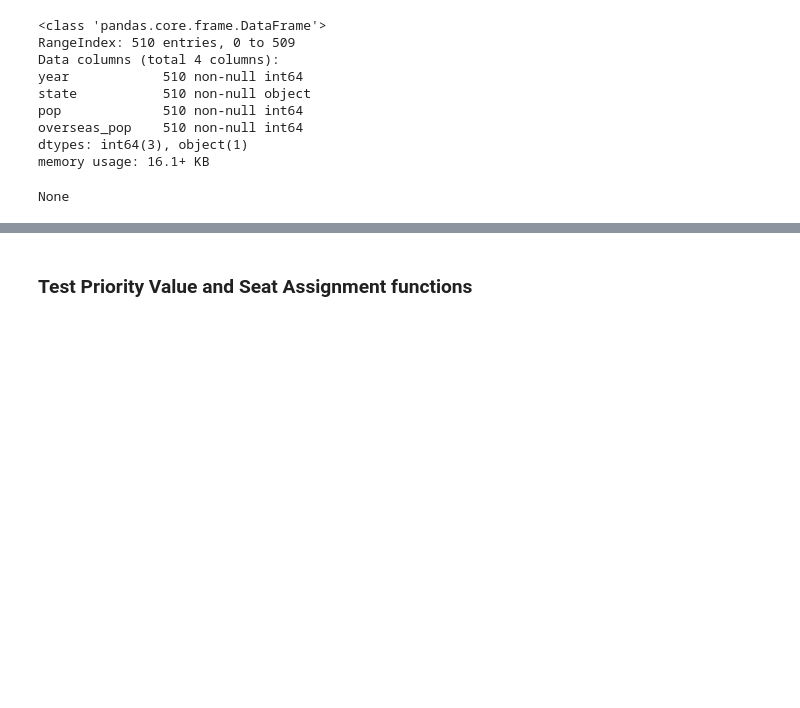
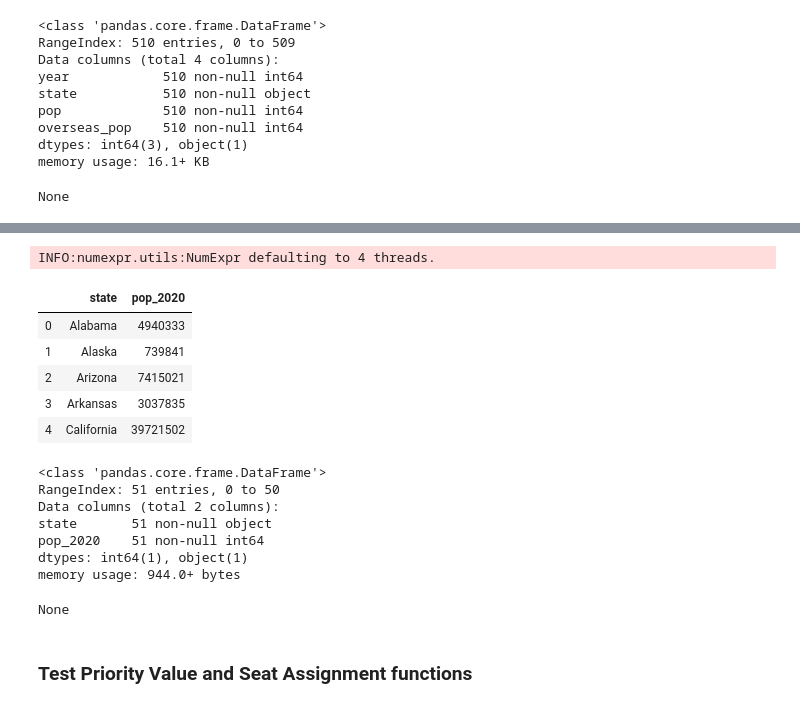
Before and after one commit to zapatos24/The_Electoral_College-Today_and_Tomorrow, a Jupyter notebook: electoral_college_data_map_analysis.ipynb, the cells around one changed output, grey strips where cells are left out. Cells and saved outputs as stored; diff of their text form; code cells hidden in the pictures; blank space fills up the shorter version.

```diff
--- a/electoral_college_data_map_analysis.ipynb
+++ b/electoral_college_data_map_analysis.ipynb
@@ -246,3 +270,26 @@ pred_2020_df.to_csv('population_prediction_2020.csv', index=False)
+# %%
+#Using the population dataframe from above, predict total population for 2020 census and show dataframe
+pred_2020_df = predict_2020_census(population_df)
+pred_2020_df.to_csv('population_prediction_2020.csv', index=False)
+
+display(pred_2020_df.head())
+display(pred_2020_df.info())
+# %% [output]
+INFO:numexpr.utils:NumExpr defaulting to 4 threads.
+|  | state | pop_2020 |
+| 0 | Alabama | 4940333 |
+| 1 | Alaska | 739841 |
+| 2 | Arizona | 7415021 |
+| 3 | Arkansas | 3037835 |
+| 4 | California | 39721502 |
+<class 'pandas.core.frame.DataFrame'>
+RangeIndex: 51 entries, 0 to 50
+Data columns (total 2 columns):
+state       51 non-null object
+pop_2020    51 non-null int64
+dtypes: int64(1), object(1)
+memory usage: 944.0+ bytes
+None
 # %% [markdown]
 ### Test Priority Value and Seat Assignment functions
 # %% [markdown]
```
Also changed, not shown: parts of 13 cells of this notebook.
